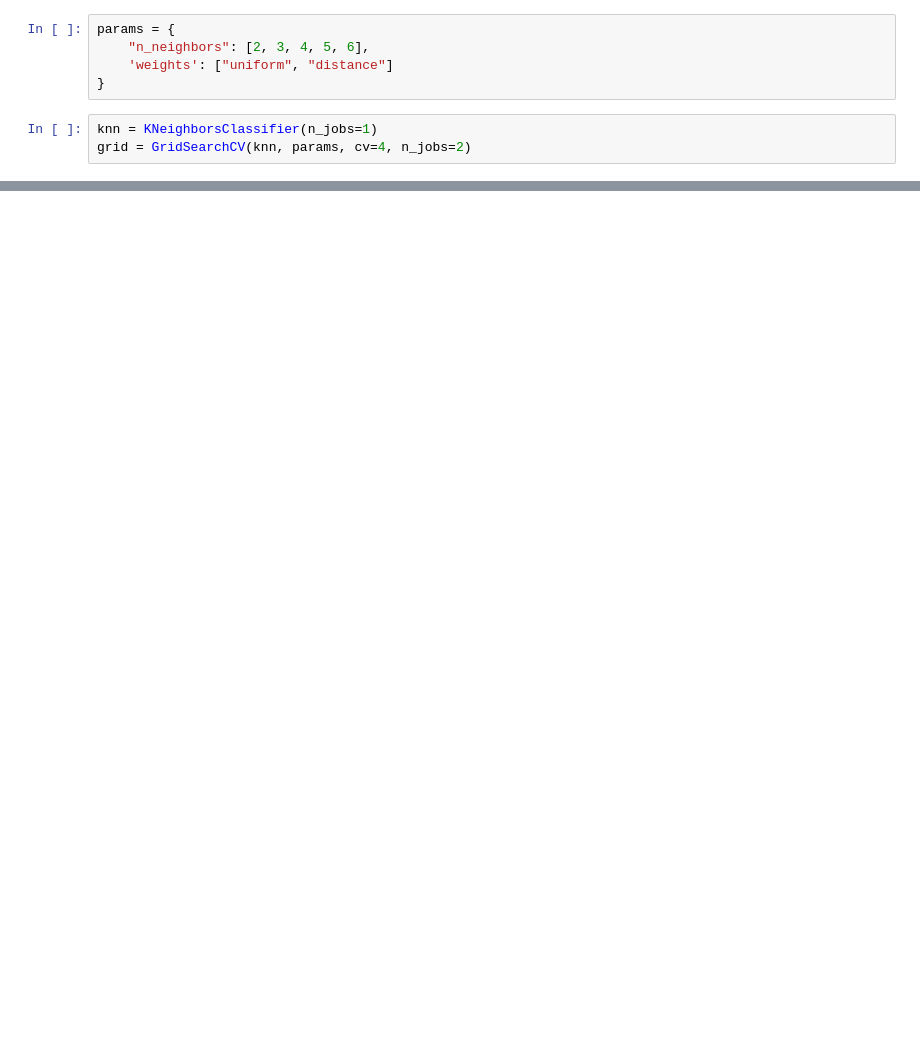
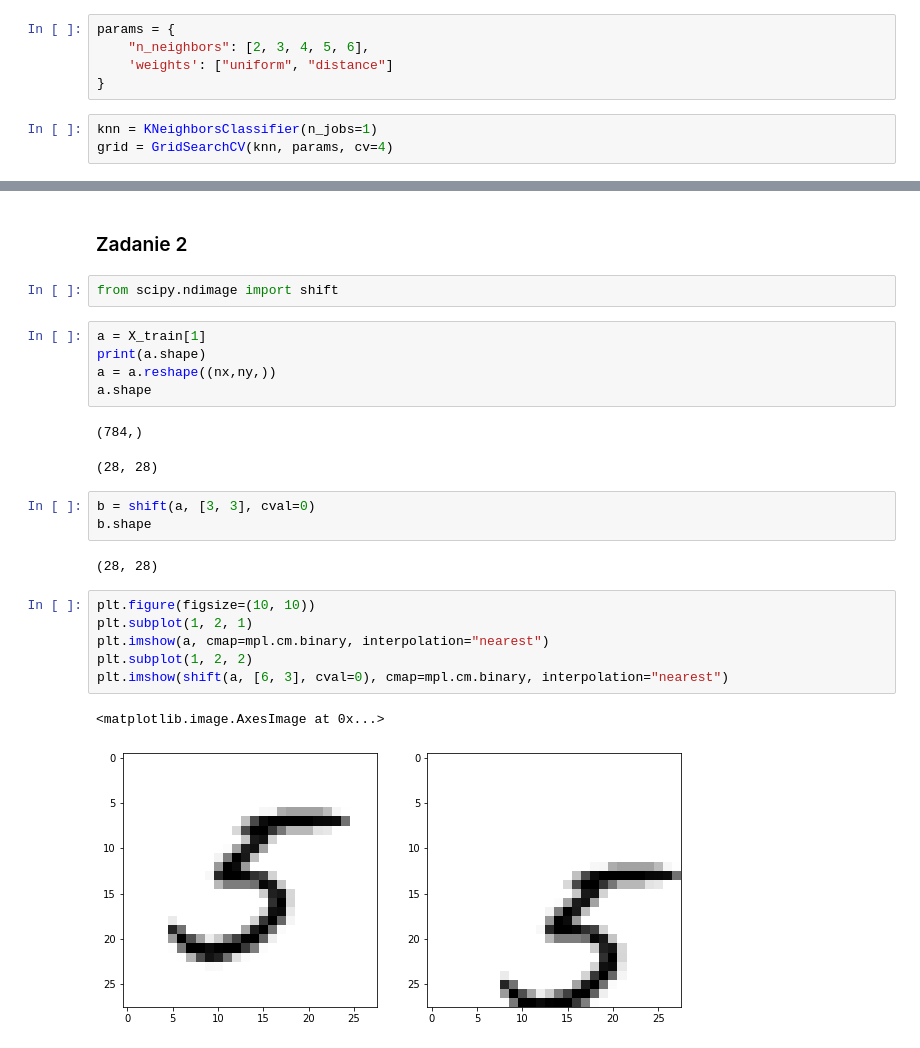
Before and after one commit to Tomaszsachanowski/ML-Scikit-Learn-Tensorflow, a Jupyter notebook: Chapter-3.ipynb, the cells around one changed output, grey strips where cells are left out. Cells and saved outputs as stored; diff of their text form; blank space fills up the shorter version.

```diff
--- a/Chapter-3.ipynb
+++ b/Chapter-3.ipynb
@@ -506,7 +507,7 @@ params = {
 }
 # %%
 knn = KNeighborsClassifier(n_jobs=1)
-grid = GridSearchCV(knn, params, cv=4, n_jobs=2)
+grid = GridSearchCV(knn, params, cv=4)
 # %%
 grid.fit(X_train, y_train)
 # %% [output]
@@ -517,0 +539,26 @@ AttributeError: 'GridSearchCV' object has no attribute 'best_params_'
+# %% [markdown]
+### Zadanie 2
+# %%
+from scipy.ndimage import shift
+# %%
+a = X_train[1]
+print(a.shape)
+a = a.reshape((nx,ny,))
+a.shape
+# %% [output]
+(784,)
+(28, 28)
+# %%
+b = shift(a, [3, 3], cval=0)
+b.shape
+# %% [output]
+(28, 28)
+# %%
+plt.figure(figsize=(10, 10))
+plt.subplot(1, 2, 1)
+plt.imshow(a, cmap=mpl.cm.binary, interpolation="nearest")
+plt.subplot(1, 2, 2)
+plt.imshow(shift(a, [6, 3], cval=0), cmap=mpl.cm.binary, interpolation="nearest")
+# %% [output]
+<matplotlib.image.AxesImage at 0x...>
+[figure, added]
```
Also changed, not shown: parts of 81 cells of this notebook, 3 other files.
